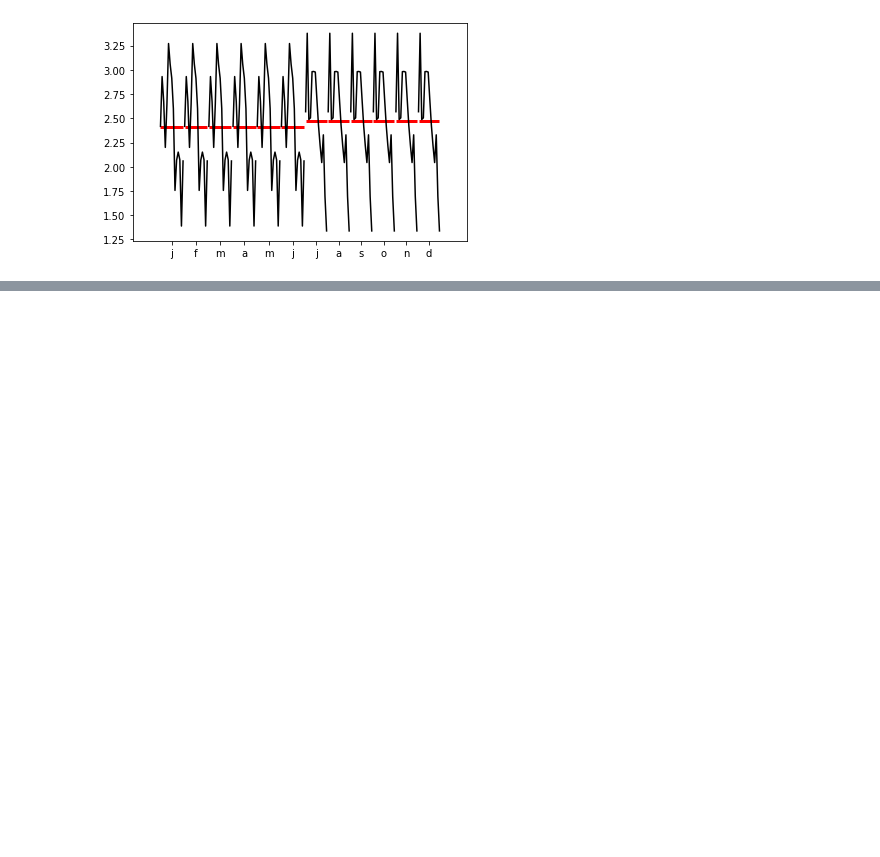
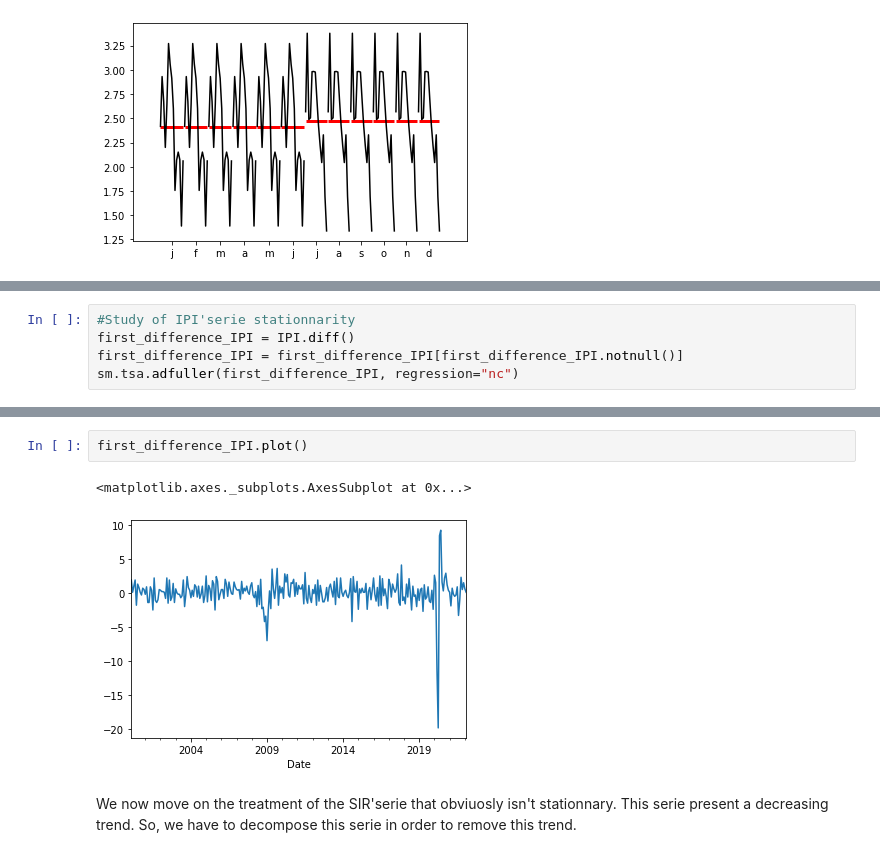
Before and after one commit to flokoafon/WQU_project, a Jupyter notebook: WQU_project.ipynb, the cells around one changed output, grey strips where cells are left out. Drawn from its saved outputs; the diff is of its cells as text; blank space fills up the shorter version.

```diff
--- a/WQU_project.ipynb
+++ b/WQU_project.ipynb
@@ -156,0 +227,5 @@ sm.graphics.tsa.month_plot(NGP)
+# %%
+#Study of IPI'serie stationnarity
+first_difference_IPI = IPI.diff()
+first_difference_IPI = first_difference_IPI[first_difference_IPI.notnull()]
+sm.tsa.adfuller(first_difference_IPI, regression="nc")
@@ -156,0 +241,7 @@ sm.graphics.tsa.month_plot(NGP)
+# %%
+first_difference_IPI.plot()
+# %% [output]
+<matplotlib.axes._subplots.AxesSubplot at 0x...>
+[figure, added]
+# %% [markdown]
+We now move on the treatment of the SIR'serie that obviuosly isn't stationnary. This serie present a decreasing trend. So, we have to decompose this serie in order to remove this trend.
```
Also changed, not shown: parts of 19 cells of this notebook.
